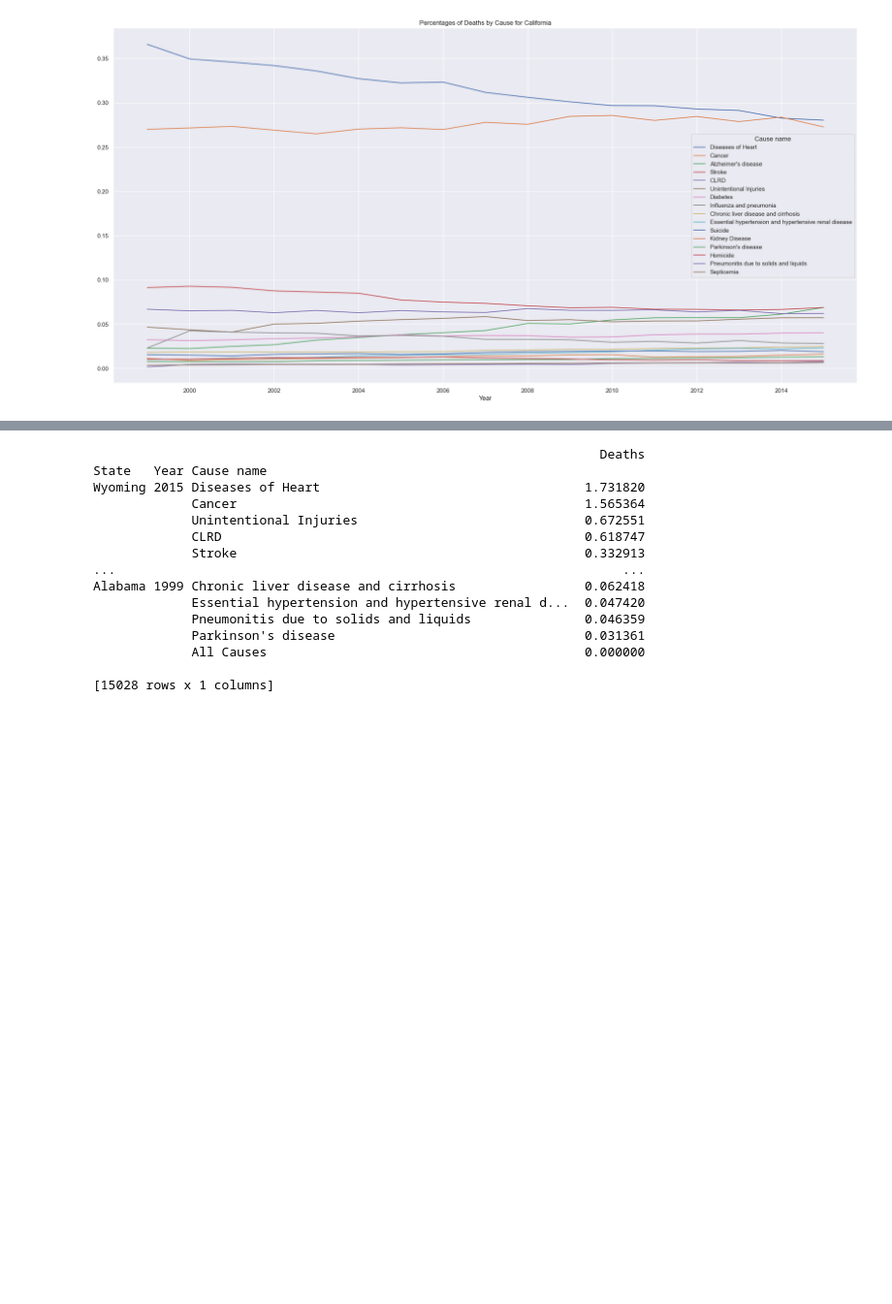
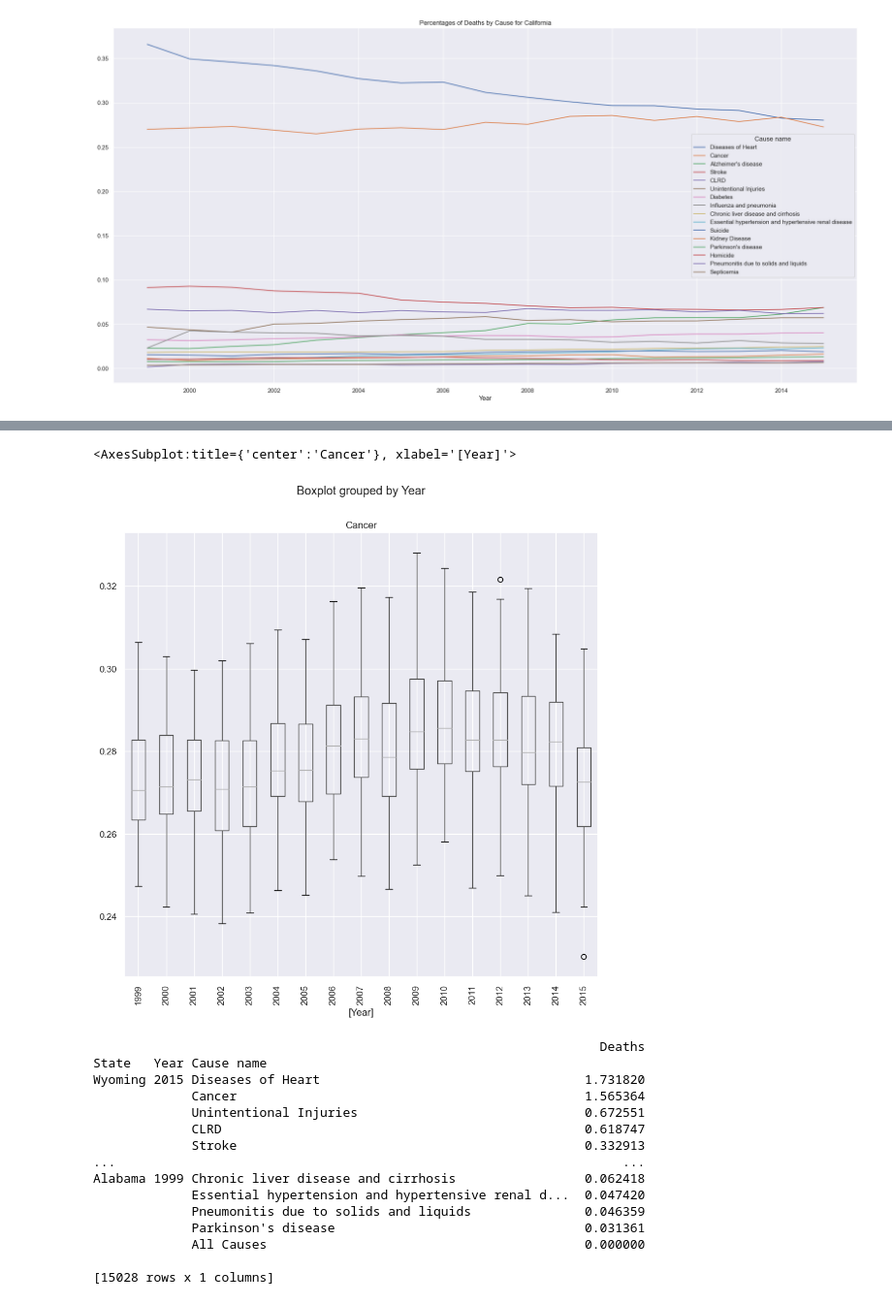
Before and after one commit to mattlehrer/research_methods_assignment_6, a Jupyter notebook: Assignment6_Group_C.ipynb, the cells around one changed output, grey strips where cells are left out. Shown at 97% size. Drawn from its saved outputs; the diff is of its cells as text; code cells hidden in the pictures; blank space fills up the shorter version.

```diff
--- a/Assignment6_Group_C.ipynb
+++ b/Assignment6_Group_C.ipynb
@@ -327,3 +393,11 @@ ca_pct.plot(kind='line', figsize=(25, 12), title='Percentages of Deaths by Cause
+# %%
+# box plot of Cancer by year for all states
+# years_by_state_pct.info()
+heart_disease = years_by_state_pct.iloc[:,2].to_frame() # column 5 is 'Cancer'
+heart_disease.boxplot(by='Year', figsize=(10, 10), rot=90)
+# %% [output]
+<AxesSubplot:title={'center':'Cancer'}, xlabel='[Year]'>
+[figure, added]
 # %%
 # Do the percentages of the causes change over time?
 df = us[us['Cause name'].isin(['All Causes']) == False]
```
Also changed, not shown: parts of 10 cells of this notebook.
